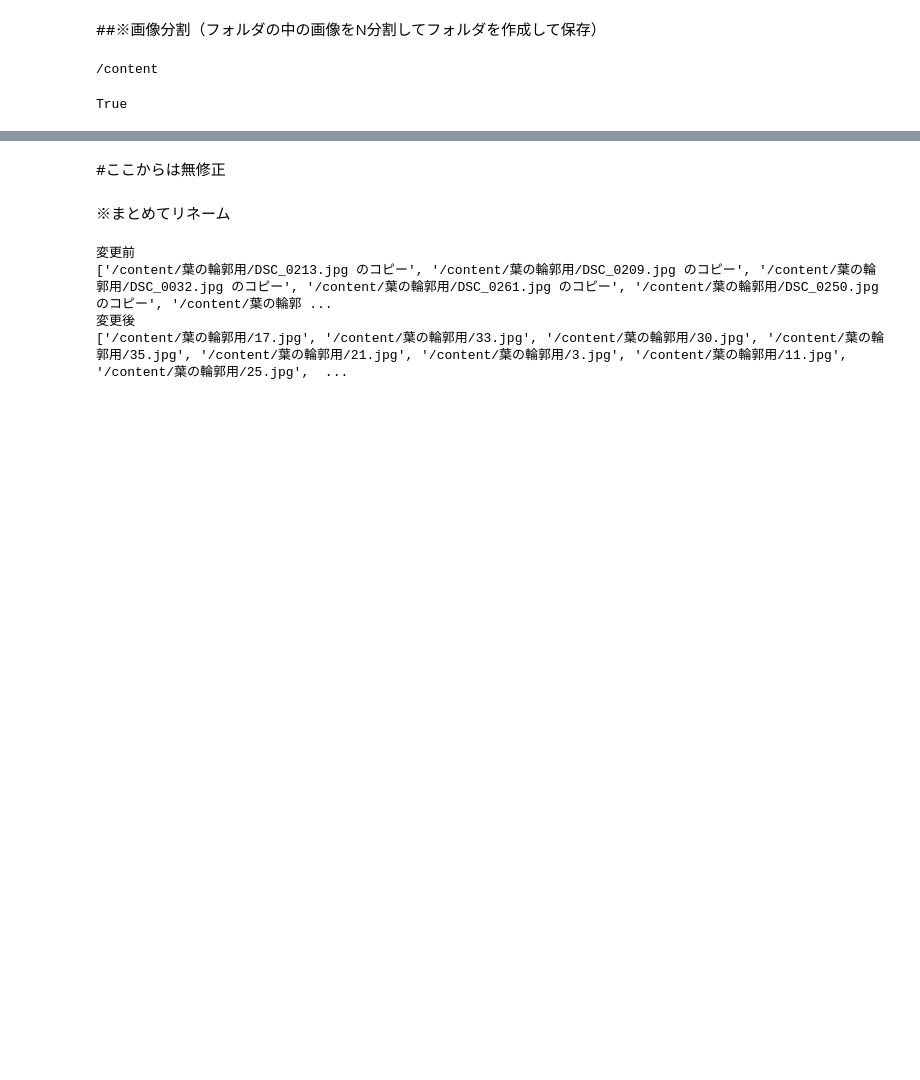
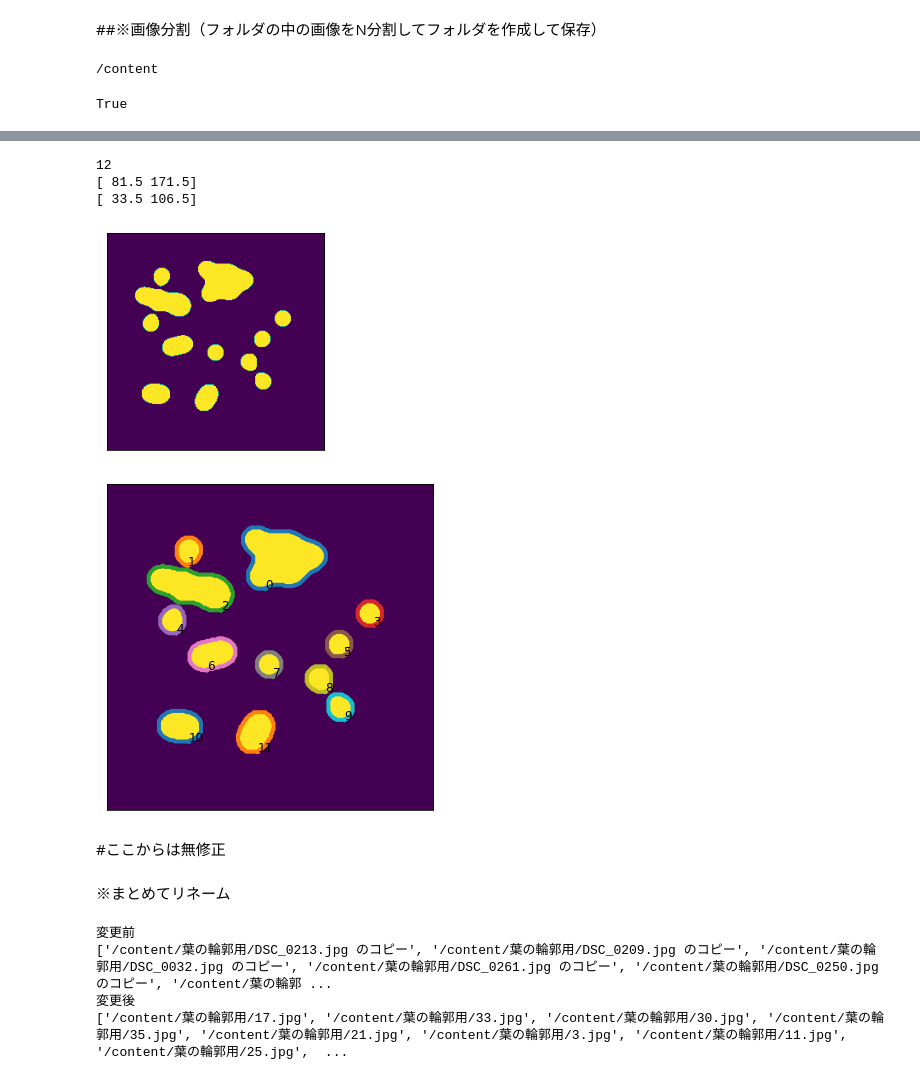
Before and after one commit to 1900690/kyouyu, a Jupyter notebook: マスク画像からアノテーションファイル作成.12.ipynb, the cells around one changed output, grey strips where cells are left out. Cells and saved outputs as stored; diff of their text form; code cells hidden in the pictures; blank space fills up the shorter version.

```diff
--- a/マスク画像からアノテーションファイル作成.12.ipynb
+++ b/マスク画像からアノテーションファイル作成.12.ipynb
@@ -437,6 +469,64 @@ True
 import shutil
 shutil.rmtree('/content/split_pic')
 #%mkdir "/content/drive/MyDrive/yolov7/dataset/mite/train/images"
+# %%
+#デモ画像で行う
+import numpy as np
+import matplotlib.pyplot as plt
+from scipy import ndimage
+from skimage import measure
+from skimage.segmentation import clear_border
+from skimage.filters import threshold_otsu
+plt.rcParams['font.size']=12
+plt.rcParams['font.family'] = 'sans-serif'
+
+#データを作る
+n = 6
+s = 256
+im = np.zeros((s, s))
+points = (s*np.random.random((2, n**2))).astype(int)
+im[points[0], points[1]] = 1
+im = ndimage.gaussian_filter(im, sigma=s/(5.*n))
+
+thresh = threshold_otsu(im)
+im = im >thresh
+im = clear_border(im)
+
+#軸を消す
+ax = plt.gca()
+ax.axes.xaxis.set_visible(False)
+ax.axes.yaxis.set_visible(False)
+
+plt.imshow(im)
+#plt.imshow(im,cmap=plt.cm.cividis, interpolation='gaussian',origin='lower',alpha=0.5)
+plt.savefig('plot.png',dpi=100)
+#分ける
+contours = measure.find_contours(im, 0.5)
+#見る
+fig, ax = plt.subplots(figsize=(6,6))
+for n, contour in enumerate(contours):
+    ax.plot(contour[:, 1], contour[:, 0], linewidth=4)
+    ax.text(contour[0, 1], contour[0, 0],n)
+
+#軸を消す
+ax = plt.gca()
+ax.axes.xaxis.set_visible(False)
+ax.axes.yaxis.set_visible(False)
+plt.imshow(im)
+#ax.imshow(im, cmap=plt.cm.cividis, interpolation='gaussian',origin='lower',alpha=0.5)
+plt.savefig('plot2.png',dpi=100)
+
+#リスト化
+
+print(len(contours))
+print(np.amax(contours[0],axis=0))
+print(np.amin(contours[0],axis=0))
+# %% [output]
+12
+[ 81.5 171.5]
+[ 33.5 106.5]
+[figure, added]
+[figure, added]
 # %% [markdown]
 #ここからは無修正
 # %%
```
Also changed, not shown: parts of 4 cells of this notebook.
